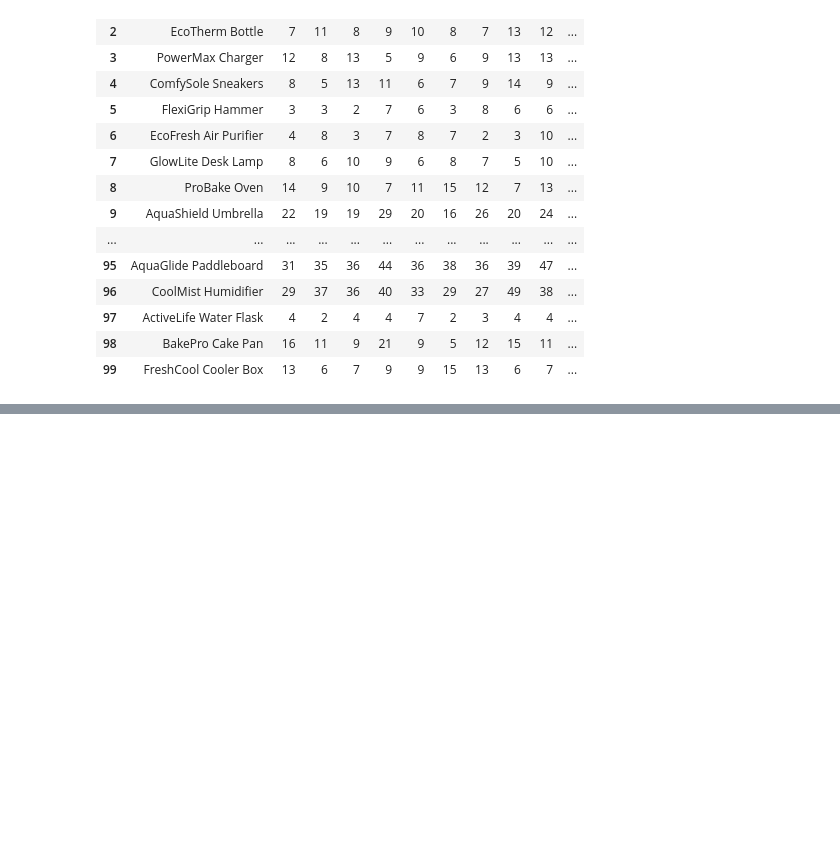
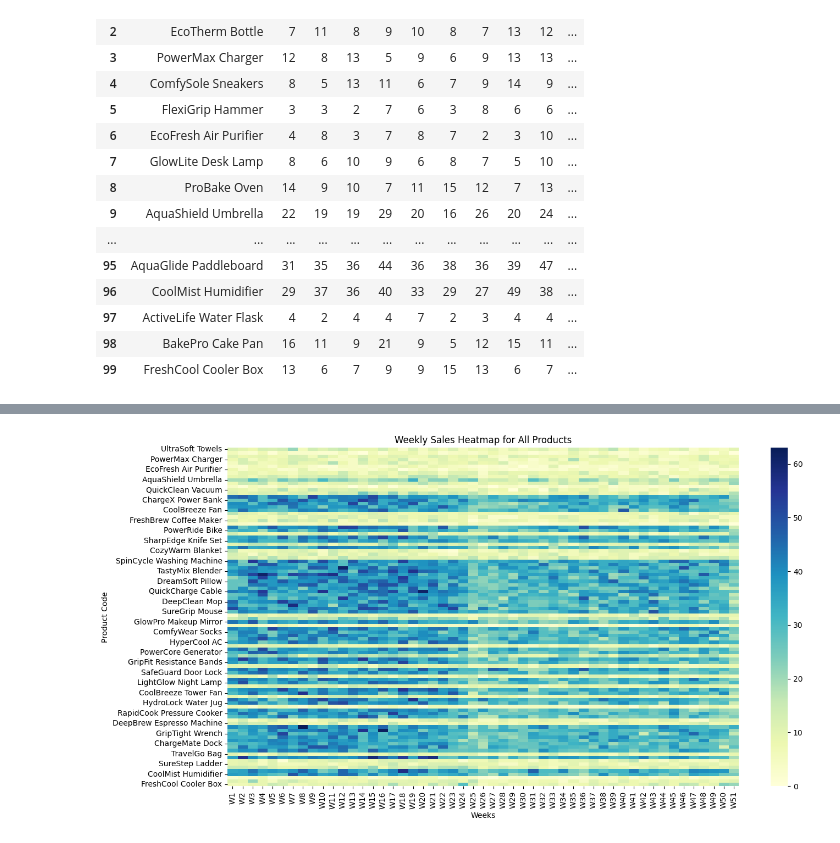
Before and after one commit to bbrims/COMSC230-Presentation, a Jupyter notebook: COMSC230-Presentation.ipynb, the cells around one changed output, grey strips where cells are left out. Saved outputs shown, nothing was run; the diff lists cells and outputs as text; code cells hidden in the pictures; blank space fills up the shorter version.

```diff
--- a/COMSC230-Presentation.ipynb
+++ b/COMSC230-Presentation.ipynb
@@ -72,0 +173,12 @@ product_data_52_weeks
+# %%
+# Heatmap to visualize sales intensity
+import seaborn as sns
+sales_data = product_data_52_weeks.set_index('Product_Code').iloc[:, 1:]
+plt.figure(figsize=(15, 8))
+sns.heatmap(sales_data, cmap="YlGnBu", annot=False, fmt='d')
+plt.title('Weekly Sales Heatmap for All Products')
+plt.xlabel('Weeks')
+plt.ylabel('Product Code')
+plt.show()
+# %% [output]
+[figure, added]
```
Also changed, not shown: parts of 7 cells of this notebook.
